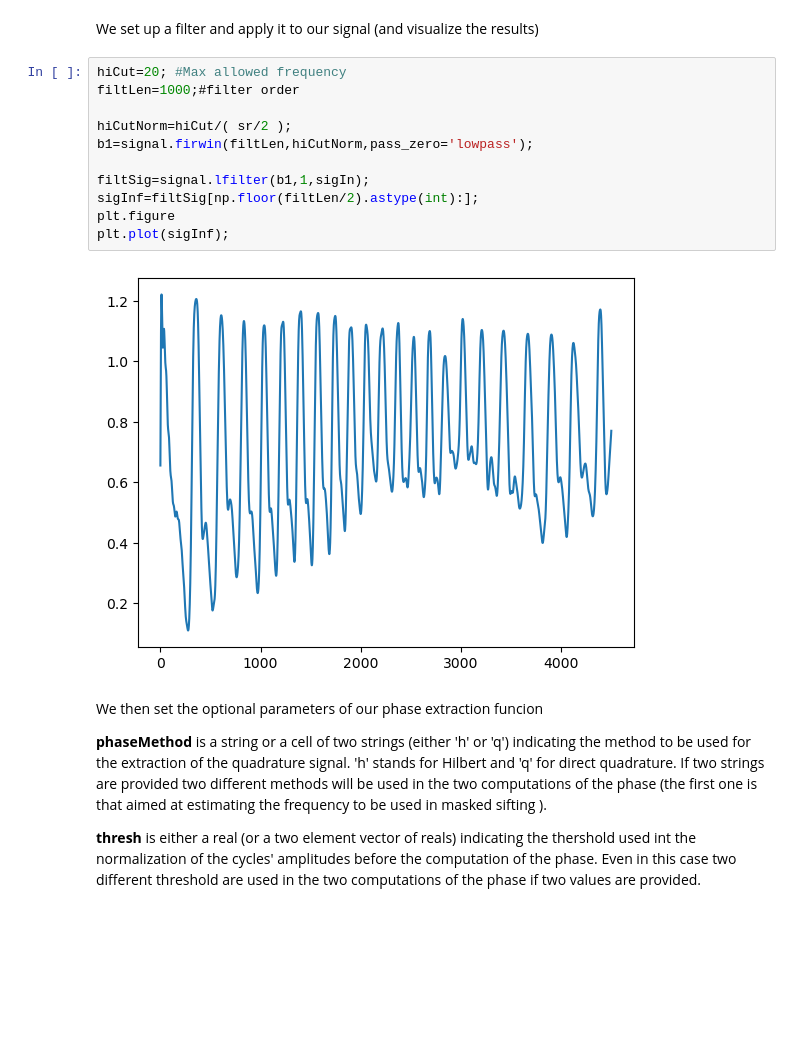
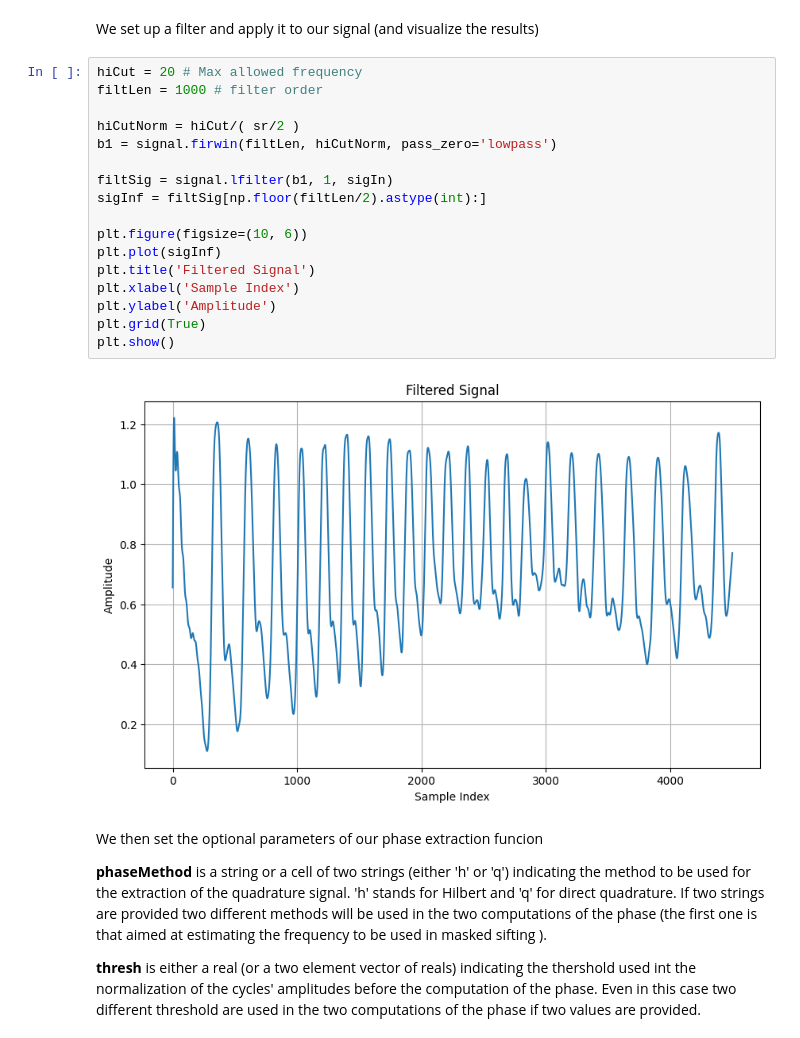
Before and after one commit to byronthecoder/Get_Phase_Tools, a Jupyter notebook: paper_example_application.ipynb, the cells around one changed output. Saved outputs shown, nothing was run; the diff lists cells and outputs as text; blank space fills up the shorter version.

```diff
--- a/paper_example_application.ipynb
+++ b/paper_example_application.ipynb
@@ -31,18 +36,24 @@ plt.plot(sigIn);
 # %% [markdown]
 We set up a filter and apply it to our signal (and visualize the results)
 # %%
-hiCut=20; #Max allowed frequency
-filtLen=1000;#filter order
+hiCut = 20 # Max allowed frequency
+filtLen = 1000 # filter order
 
-hiCutNorm=hiCut/( sr/2 );
-b1=signal.firwin(filtLen,hiCutNorm,pass_zero='lowpass');
+hiCutNorm = hiCut/( sr/2 )
+b1 = signal.firwin(filtLen, hiCutNorm, pass_zero='lowpass')
 
-filtSig=signal.lfilter(b1,1,sigIn);
-sigInf=filtSig[np.floor(filtLen/2).astype(int):];
-plt.figure
-plt.plot(sigInf);
+filtSig = signal.lfilter(b1, 1, sigIn)
+sigInf = filtSig[np.floor(filtLen/2).astype(int):]
+
+plt.figure(figsize=(10, 6))
+plt.plot(sigInf)
+plt.title('Filtered Signal')
+plt.xlabel('Sample Index')
+plt.ylabel('Amplitude')
+plt.grid(True)
+plt.show()
 # %% [output]
-[figure, old version]
+[figure, new version]
 # %% [markdown]
 We then set the optional parameters of our phase extraction funcion
 
```
Also changed, not shown: parts of 2 cells of this notebook.
